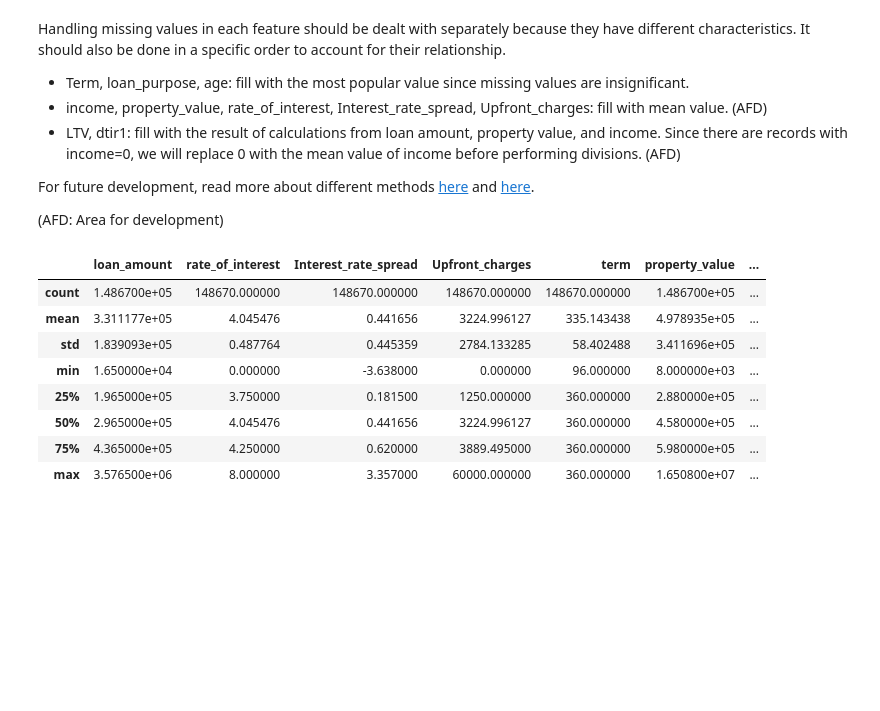
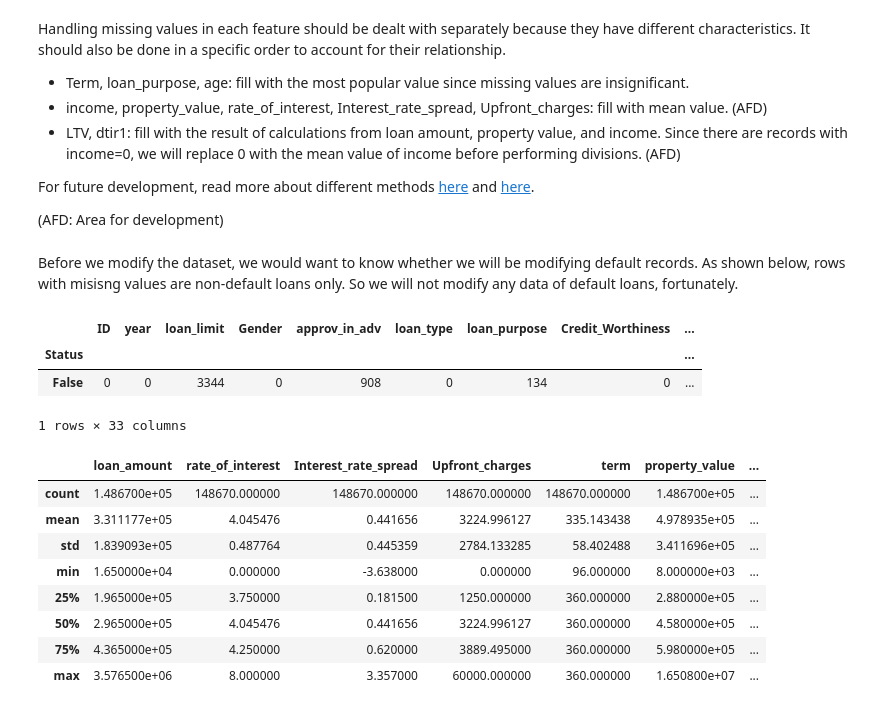
Before and after one commit to Hoale2908/Data_Preprocessing_for_Mortgage_Loan_Default_Prediction, a Jupyter notebook: model.ipynb, the cells around one changed output. Drawn from its saved outputs; the diff is of its cells as text; code cells hidden in the pictures; blank space fills up the shorter version.

```diff
--- a/model.ipynb
+++ b/model.ipynb
@@ -148,6 +148,15 @@ Handling missing values in each feature should be dealt with separately because
 For future development, read more about different methods [here](https://www.analyticsvidhya.com/blog/2021/10/handling-missing-value/#:~:text=Impute%20with%20Averages%20or%20Midpoints,method%20can%20preserve%20data%20integrity.) and [here](https://medium.com/@pingsubhak/handling-missing-values-in-dataset-7-methods-that-you-need-to-know-5067d4e32b62#).
 
 (AFD: Area for development)
+# %% [markdown]
+Before we modify the dataset, we would want to know whether we will be modifying default records. As shown below, rows with misisng values are non-default loans only. So we will not modify any data of default loans, fortunately.
+# %%
+data.isna().groupby('Status').sum()
+# %% [output]
+|  | ID | year | loan_limit | Gender | approv_in_adv | loan_type | loan_purpose | Credit_Worthiness | ... |
+| Status |  |  |  |  |  |  |  |  | ... |
+| False | 0 | 0 | 3344 | 0 | 908 | 0 | 134 | 0 | ... |
+1 rows × 33 columns
 # %%
 # Fill with most popular value
 g1 = ['term', 'loan_purpose', 'age', ]
```
Also changed, not shown: parts of 8 cells of this notebook.
